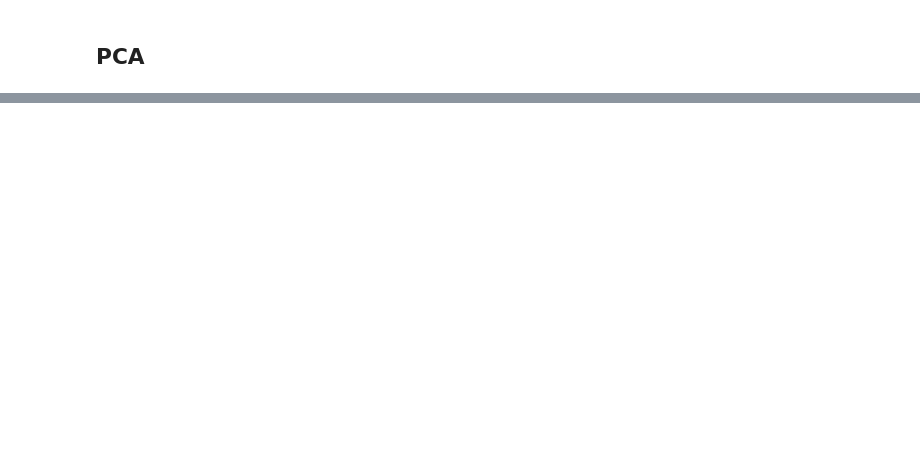
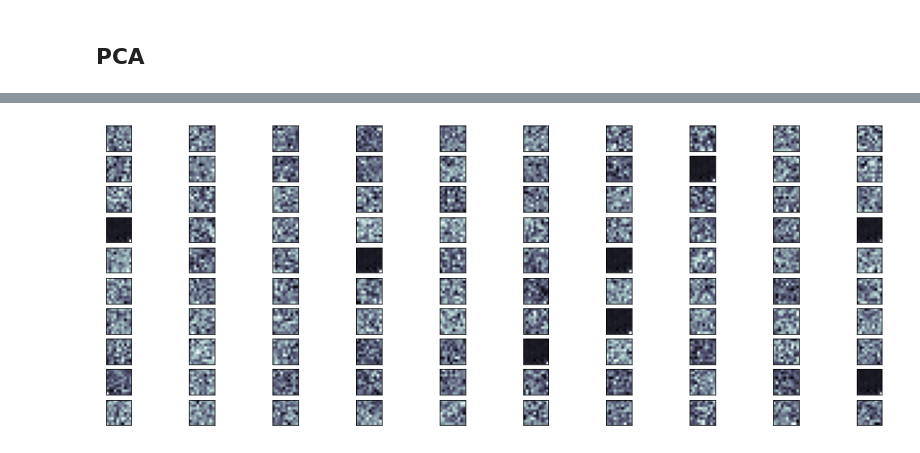
Before and after one commit to abyel26/Song-Recommendation-Based-On-Mood, a Jupyter notebook: Project.ipynb, the cells around one changed output, grey strips where cells are left out. Drawn from its saved outputs; the diff is of its cells as text; code cells hidden in the pictures; blank space fills up the shorter version.

Commit message:
Updated Covariance

```diff
--- a/Project.ipynb
+++ b/Project.ipynb
@@ -117,10 +117,13 @@ print("Average Face Vectors: ", avg)
 centerized = X_train_matrix - avg
 print("Centerized Data: ", centerized)
 
-covarianceMatrix = (np.dot(centerized.T, centerized)/(len(train)-1))
-print("Covariance Matrix: ", covarianceMatrix)
 
-eigenvalues, eigenvectors = LA.eig(covarianceMatrix)
-print("Eigenvalues: ", eigenvalues)
-print("Eigenvectors: ", eigenvectors)
+A = []
+for i in centerized:
+    A.append(i.T)
+A = np.array(A)
+
+C = np.dot(A, A.T)
+
+print("Covariance Matrix: ", C)
 # %% [output]
@@ -128,0 +147,15 @@ Average Face Vectors:  [88.67786706 88.6432615  88.37910884 ... 87.71037253 87.7
+# %%
+from scipy.sparse.linalg.eigen.arpack import eigsh
+
+eigVals, eigVecs = eigsh(C, 100, which='LM') # compute top 100
+# %%
+eigVecs = eigVecs.T
+# %%
+from matplotlib import pyplot as plt
+#plot 20
+fig = plt.figure(figsize=(16, 6))
+for i in range(100):
+    face = fig.add_subplot(10, 10, i + 1, xticks=[], yticks=[])
+    face.imshow(eigVecs.T[i].reshape(10, 10),cmap=plt.cm.bone)
+# %% [output]
+[figure, added]
```
Also changed, not shown: parts of 2 cells of this notebook.
